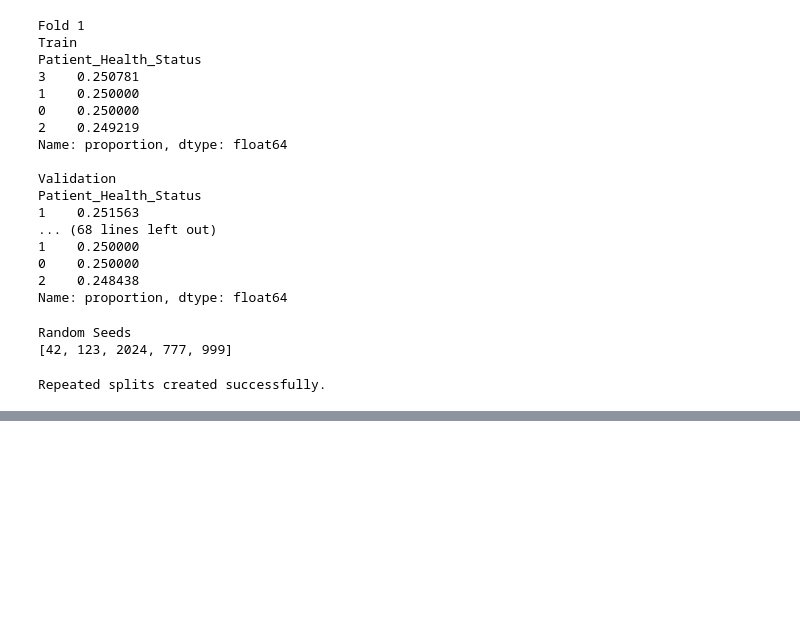
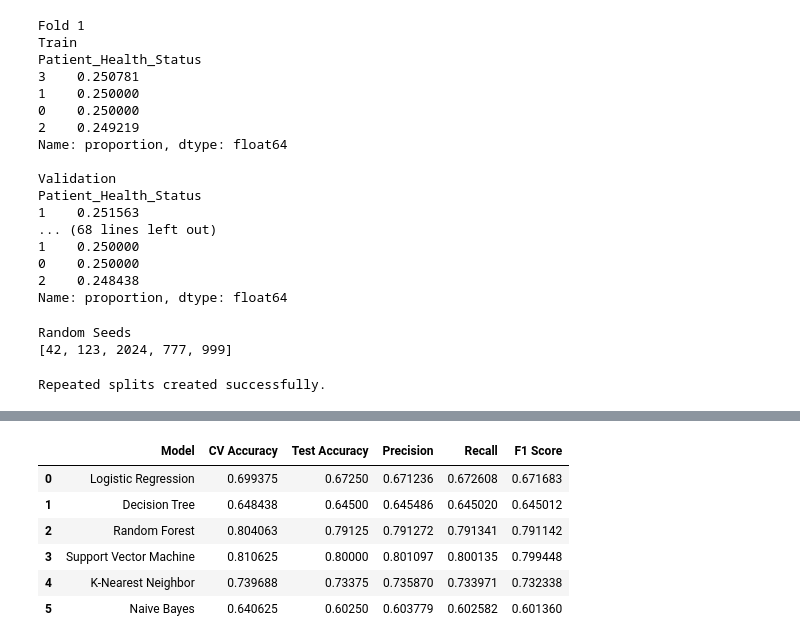
Before and after one commit to Sia0412/Flask-Mega, a Jupyter notebook: IOT_ecosystem.ipynb, the cells around one changed output, grey strips where cells are left out. Saved outputs shown, nothing was run; the diff lists cells and outputs as text; code cells hidden in the pictures; blank space fills up the shorter version.

```diff
--- a/IOT_ecosystem.ipynb
+++ b/IOT_ecosystem.ipynb
@@ -1720,0 +1903,32 @@ Repeated splits created successfully.
+# %%
+results_df = pd.DataFrame(
+
+    results,
+
+    columns=[
+
+        "Model",
+
+        "CV Accuracy",
+
+        "Test Accuracy",
+
+        "Precision",
+
+        "Recall",
+
+        "F1 Score"
+
+    ]
+
+)
+
+display(results_df)
+# %% [output]
+|  | Model | CV Accuracy | Test Accuracy | Precision | Recall | F1 Score |
+| 0 | Logistic Regression | 0.699375 | 0.67250 | 0.671236 | 0.672608 | 0.671683 |
+| 1 | Decision Tree | 0.648438 | 0.64500 | 0.645486 | 0.645020 | 0.645012 |
+| 2 | Random Forest | 0.804063 | 0.79125 | 0.791272 | 0.791341 | 0.791142 |
+| 3 | Support Vector Machine | 0.810625 | 0.80000 | 0.801097 | 0.800135 | 0.799448 |
+| 4 | K-Nearest Neighbor | 0.739688 | 0.73375 | 0.735870 | 0.733971 | 0.732338 |
+| 5 | Naive Bayes | 0.640625 | 0.60250 | 0.603779 | 0.602582 | 0.601360 |
```
Also changed, not shown: parts of 9 cells of this notebook.
